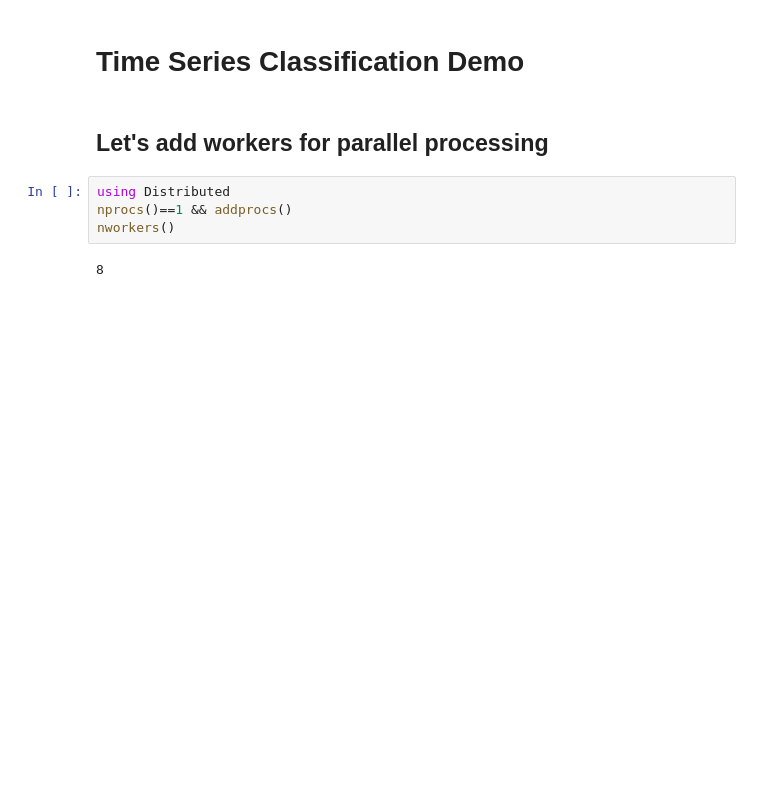
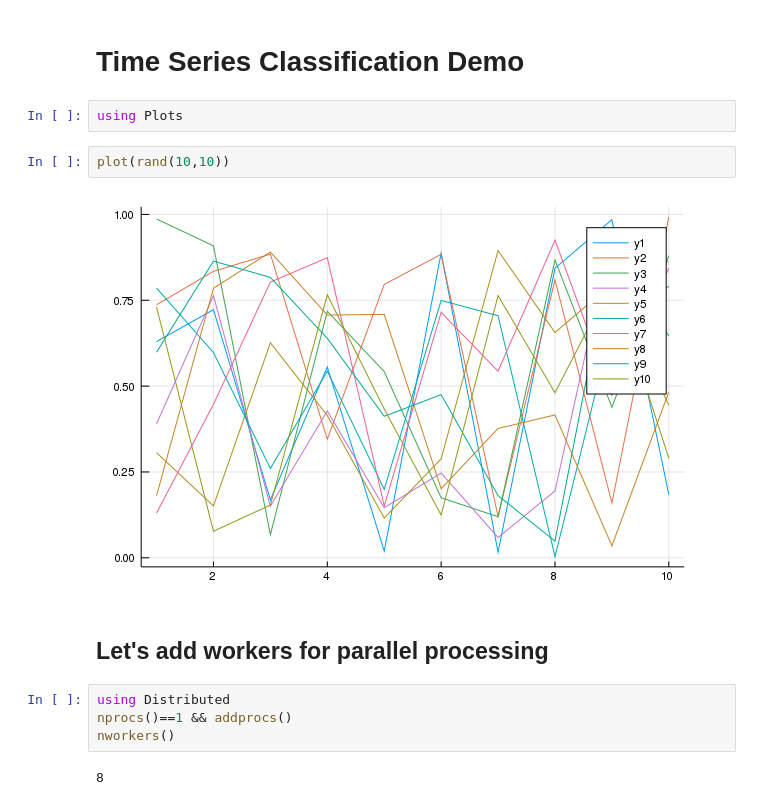
Before and after one commit to IBM/TSML.jl, a Jupyter notebook: docs/TSMLClassifiers.ipynb, the cells around one changed output. Cells and saved outputs as stored; diff of their text form; blank space fills up the shorter version.

```diff
--- a/docs/TSMLClassifiers.ipynb
+++ b/docs/TSMLClassifiers.ipynb
@@ -1,5 +1,11 @@
 # %% [markdown]
 # Time Series Classification Demo
+# %%
+using Plots
+# %%
+plot(rand(10,10))
+# %% [output]
+[figure, added]
 # %% [markdown]
 ## Let's add workers for parallel processing
 # %%
```
Also changed, not shown: 1 other file.
